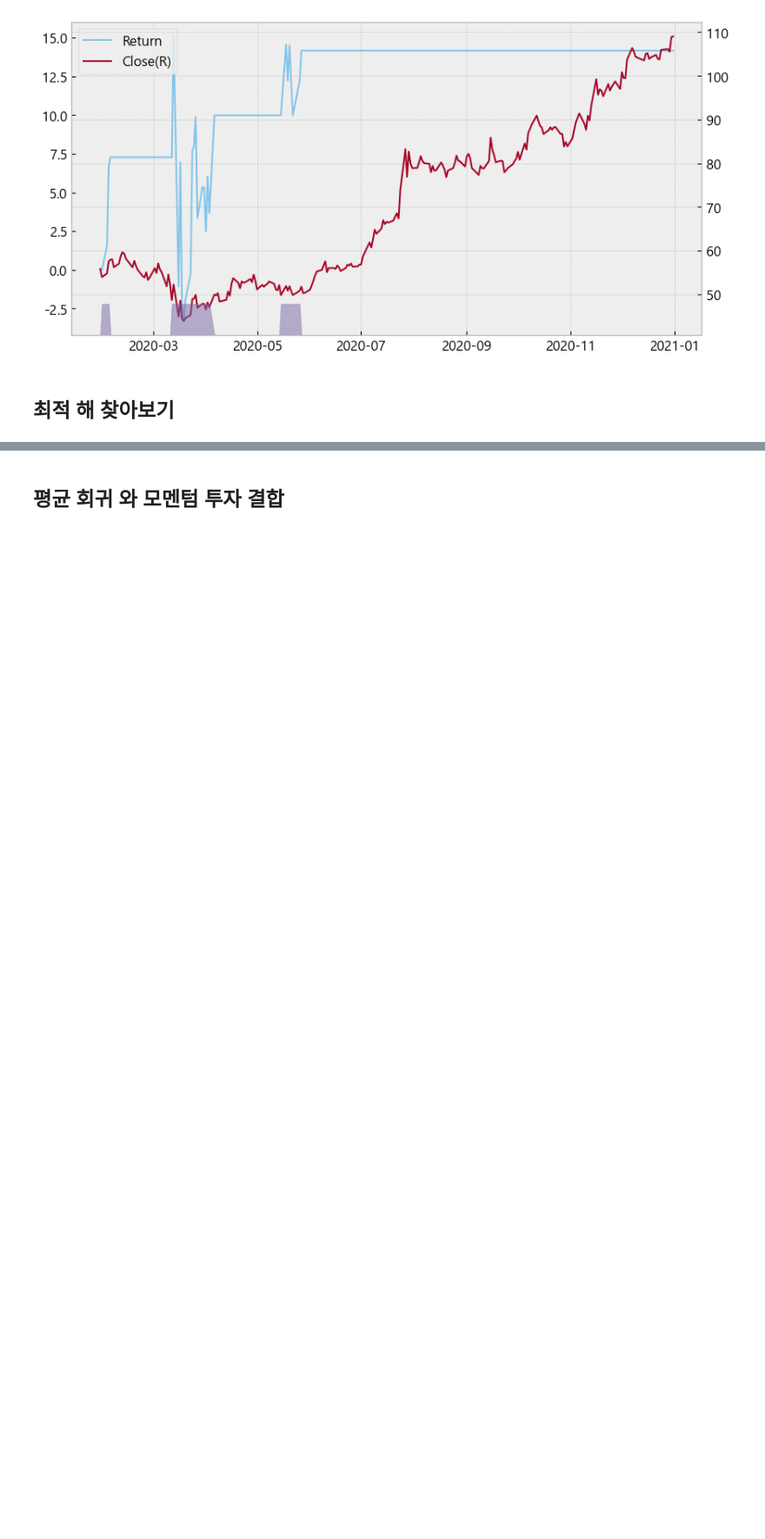
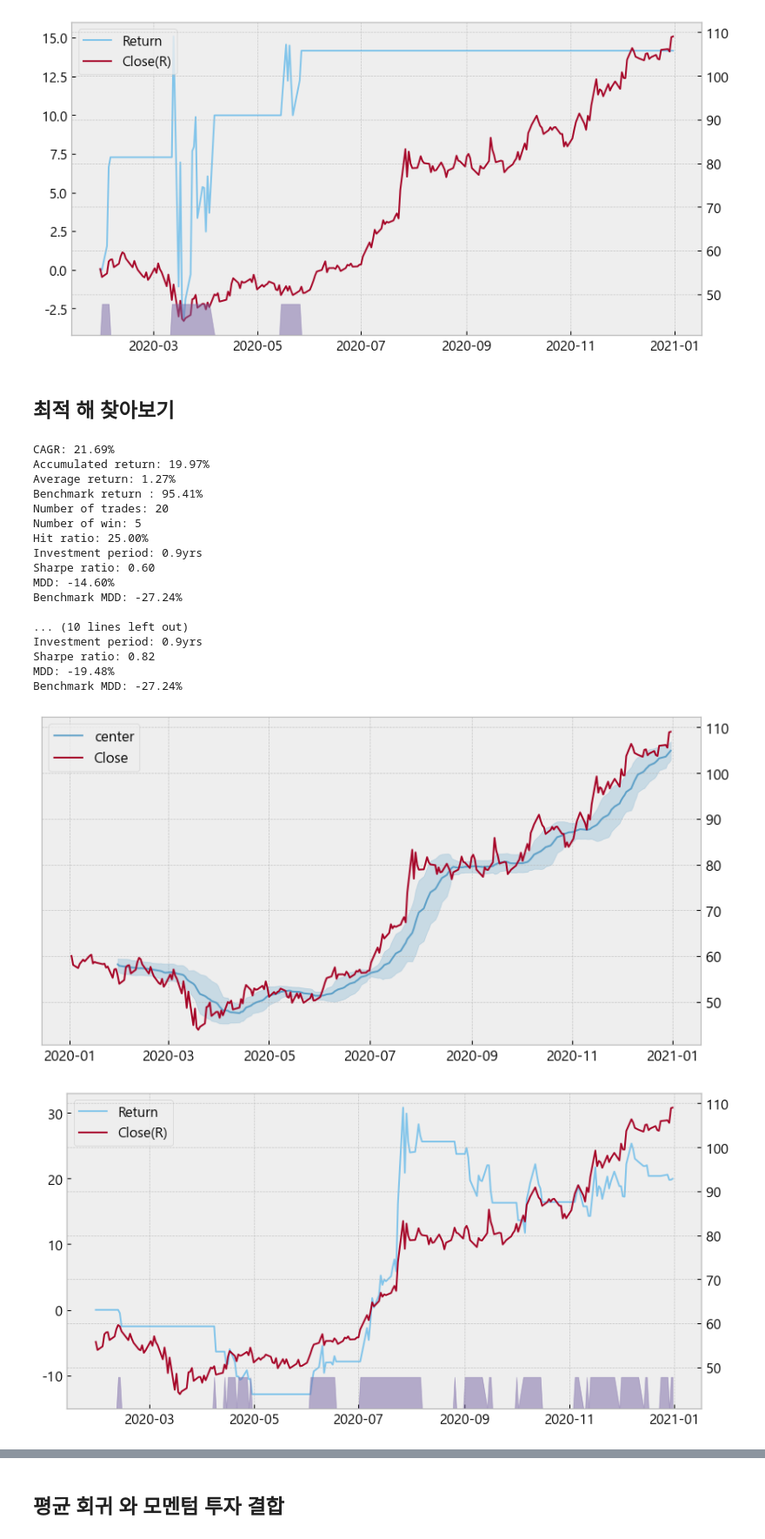
Before and after one commit to always-begin/quant, a Jupyter notebook: 04_Bollinger_band.ipynb, the cells around one changed output, grey strips where cells are left out. Shown at 87% size. Cells and saved outputs as stored; diff of their text form; code cells hidden in the pictures; blank space fills up the shorter version.

Commit message:
feat : bollinger band

```diff
--- a/04_Bollinger_band.ipynb
+++ b/04_Bollinger_band.ipynb
@@ -69,3 +69,37 @@ Benchmark MDD: -27.24%
 [figure]
 # %% [markdown]
 ## 최적 해 찾아보기
+# %%
+tsm_boll = get_trend_of_bollinger(tsm, 20, 1)
+draw_band_chart(tsm_boll)
+
+add_band_to_signal(tsm_boll, 'Close', 'A', 'B')
+add_position_df(tsm_boll)
+tsm_boll_ret, _ = get_evaluate_column(tsm_boll)
+draw_trade_results(tsm_boll_ret)
+
+
+add_band_to_signal(tsm_boll, 'Close', 'D', 'B')
+add_position_df(tsm_boll)
+tsm_boll_ret, _ = get_evaluate_column(tsm_boll)
+draw_trade_results(tsm_boll_ret)
+# %% [output]
+CAGR: 21.69%
+Accumulated return: 19.97%
+Average return: 1.27%
+Benchmark return : 95.41%
+Number of trades: 20
+Number of win: 5
+Hit ratio: 25.00%
+Investment period: 0.9yrs
+Sharpe ratio: 0.60
+MDD: -14.60%
+Benchmark MDD: -27.24%
+
+... (10 lines left out)
+Investment period: 0.9yrs
+Sharpe ratio: 0.82
+MDD: -19.48%
+Benchmark MDD: -27.24%
+[figure, added]
+[figure, added]
```
Also changed, not shown: parts of 4 cells of this notebook.
